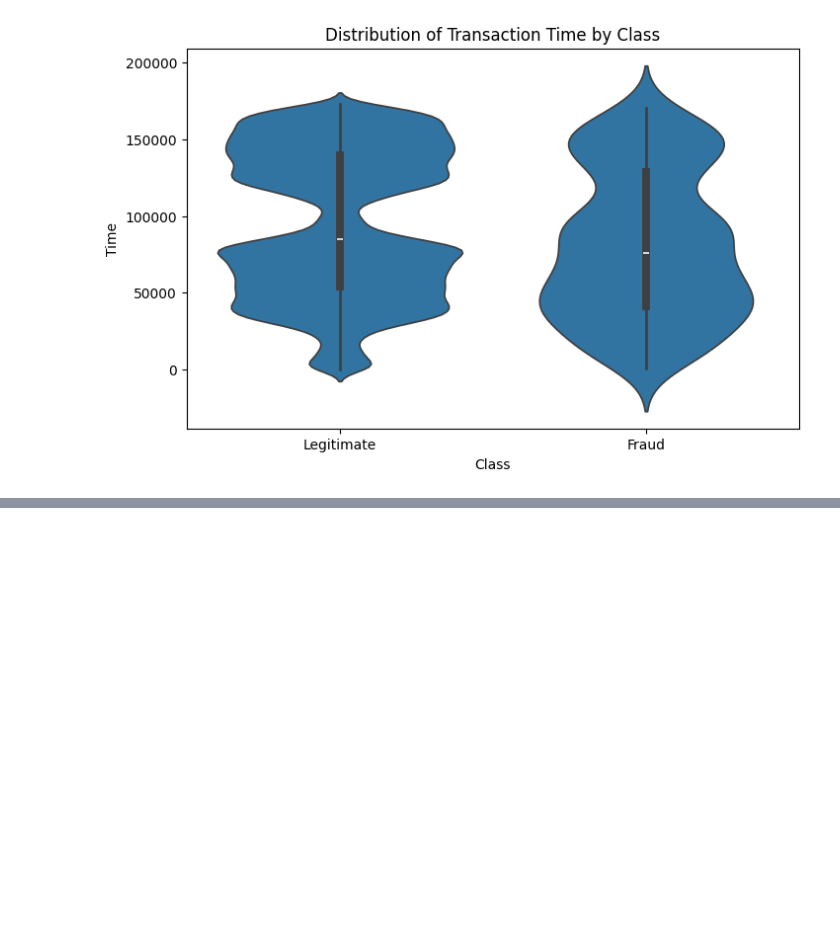
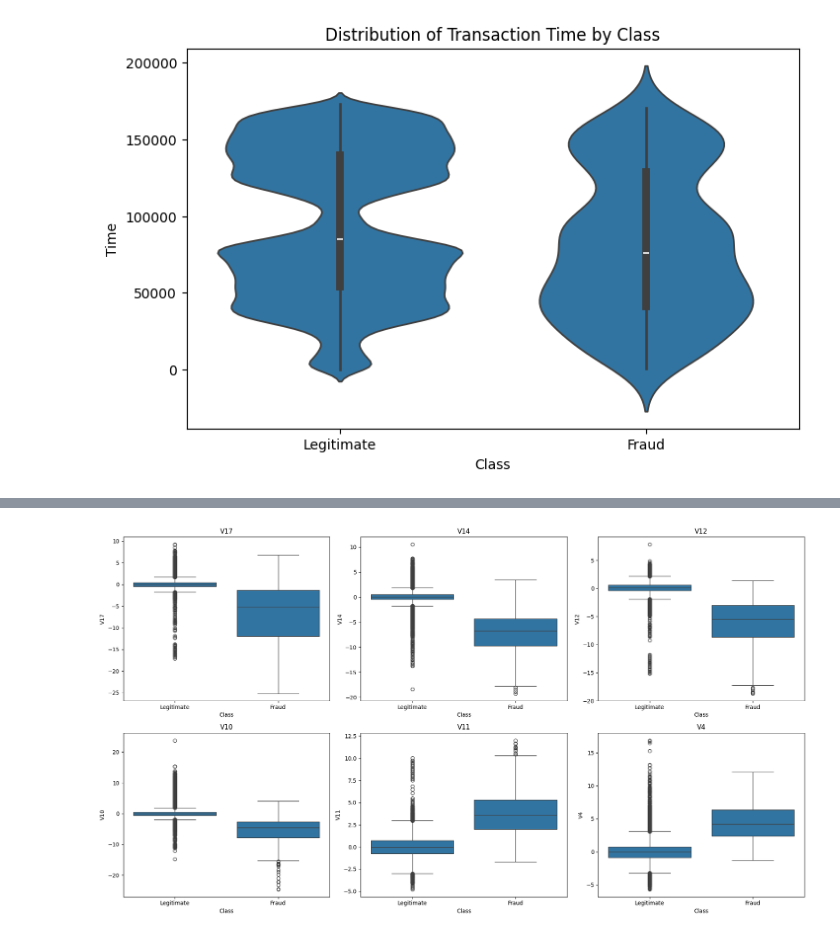
Before and after one commit to Shiri001/Credit-Card-Fraud-Detection-System, a Jupyter notebook: notebooks/01_EDA.ipynb, the cells around one changed output, grey strips where cells are left out. Drawn from its saved outputs; the diff is of its cells as text; code cells hidden in the pictures; blank space fills up the shorter version.

Commit message:
Analyze PCA feature distributions and correlation with fraud

```diff
--- a/notebooks/01_EDA.ipynb
+++ b/notebooks/01_EDA.ipynb
@@ -358,0 +409,21 @@ plt.show()
+# %%
+top_features = ["V17", "V14", "V12", "V10", "V11", "V4"]
+
+plt.figure(figsize=(18, 10))
+
+for i, feature in enumerate(top_features):
+    plt.subplot(2, 3, i + 1)
+
+    sns.boxplot(
+        x="Class",
+        y=feature,
+        data=df
+    )
+
+    plt.xticks([0, 1], ["Legitimate", "Fraud"])
+    plt.title(feature)
+
+plt.tight_layout()
+plt.show()
+# %% [output]
+[figure, added]
```
Also changed, not shown: parts of 9 cells of this notebook.
